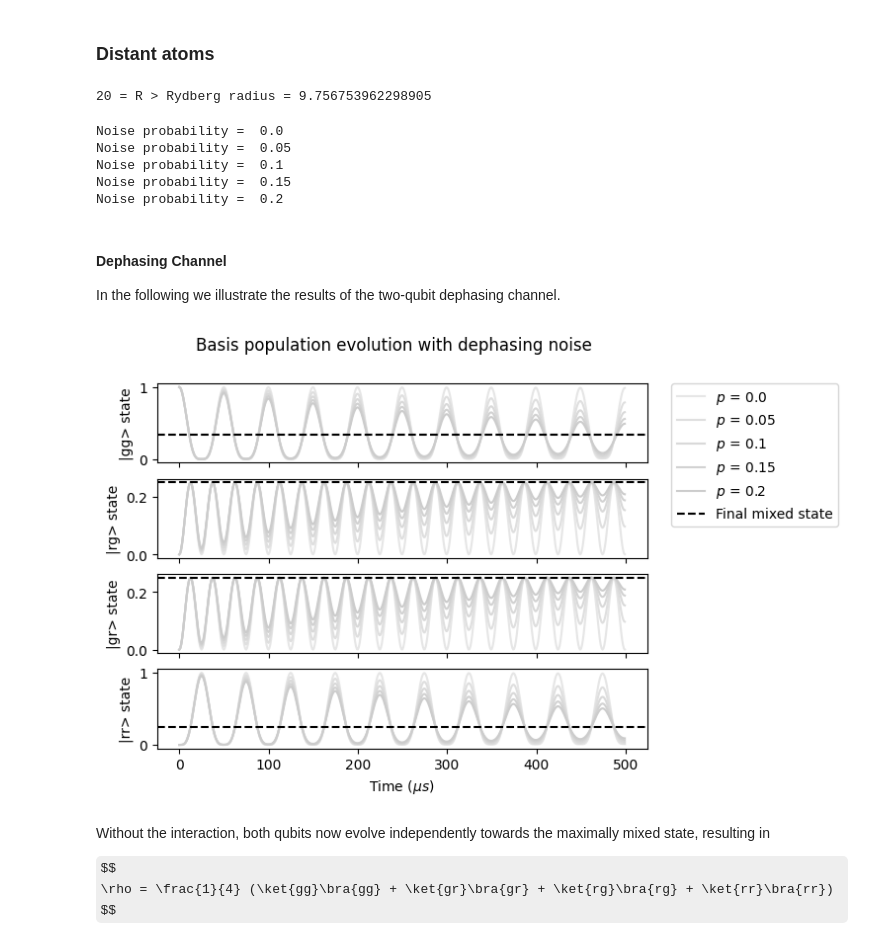
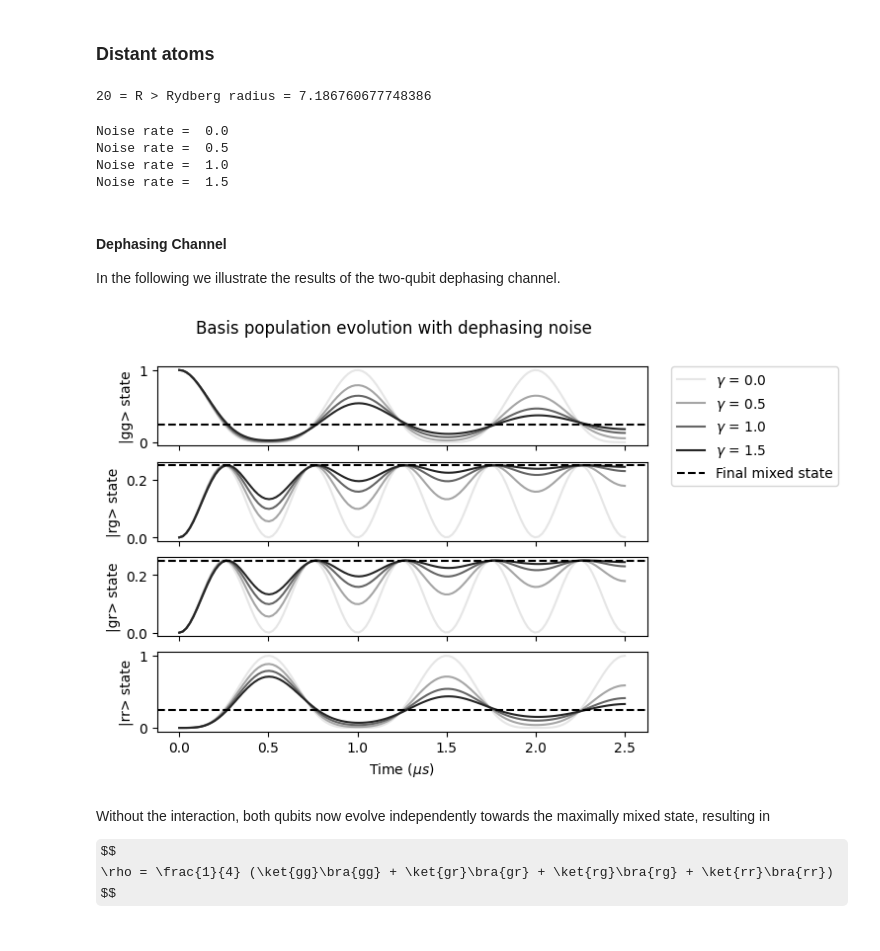
Before and after one commit to pasqal-io/pulser-ovh-tutorials, a Jupyter notebook: 3. Classical simulation/3.4. Simulating with effective noise channels.ipynb, the cells around one changed output. Drawn from its saved outputs; the diff is of its cells as text; code cells hidden in the pictures; some formulas as TeX source.

```diff
--- a/3. Classical simulation/3.4. Simulating with effective noise channels.ipynb
+++ b/3. Classical simulation/3.4. Simulating with effective noise channels.ipynb
@@ -481,9 +475,9 @@ reg.draw()
 # %% [markdown]
 We will use the same pulse as before.
 # %%
-seq = Sequence(reg, Chadoq2)
+seq = Sequence(reg, AnalogDevice)
 seq.declare_channel("channel 0", "rydberg_global")
-duration = 10000
+duration = 2500
 pulse = Pulse.ConstantPulse(duration, omega, 0, 0.0)
 seq.add(pulse, "channel 0")
 seq.draw()
@@ -499,19 +489,17 @@ This approximation assumes $p^2 \ll p$ ($p\lessapprox 0.2$), so when an effectiv
 # %%
 clean_simu.reset_config()
 
-noise_probabilities = np.round(np.linspace(0, 0.2, 5), 3)
+noise_rates = np.linspace(0, 1.5, 4)
 depolarizing_results = []
 dephasing_results = []
 
-for noise_probability in noise_probabilities:
-    print("Noise probability = ", noise_probability)
+for noise_rate in noise_rates:
+    print("Noise rate = ", noise_rate)
 
     # We configure the dephasing and depolarizing noises
-    config_dephasing = SimConfig(
-        noise="dephasing", dephasing_prob=noise_probability
-    )
+    config_dephasing = SimConfig(noise="dephasing", dephasing_rate=noise_rate)
     config_depolarizing = SimConfig(
-        noise="depolarizing", depolarizing_prob=noise_probability
+        noise="depolarizing", depolarizing_rate=noise_rate
     )
 
     # We run the simulations
@@ -637,29 +624,27 @@ $$
 reg = Register.from_coordinates([(0, 0), (20, 0)], prefix="q")
 
 print(f"20 = R > Rydberg radius = {r_interatomic} ")
-seq = Sequence(reg, Chadoq2)
+seq = Sequence(reg, AnalogDevice)
 seq.declare_channel("channel 0", "rydberg_global")
-duration = 10000
+duration = 2500
 pulse = Pulse.ConstantPulse(duration, 2 * np.pi, 0 * np.pi, 0.0)
 seq.add(pulse, "channel 0")
 
 clean_simu = QutipEmulator.from_sequence(seq, sampling_rate=0.05)
 clean_res = clean_simu.run()
 # %% [output]
-20 = R > Rydberg radius = 9.756753962298905
+20 = R > Rydberg radius = 7.186760677748386
 # %%
 depolarizing_results = []
 dephasing_results = []
 
-for noise_probability in noise_probabilities:
-    print("Noise probability = ", noise_probability)
+for noise_rate in noise_rates:
+    print("Noise rate = ", noise_rate)
 
     # We configure the dephasing and depolarizing noises
-    config_dephasing = SimConfig(
-        noise="dephasing", dephasing_prob=noise_probability
-    )
+    config_dephasing = SimConfig(noise="dephasing", dephasing_rate=noise_rate)
     config_depolarizing = SimConfig(
-        noise="depolarizing", depolarizing_prob=noise_probability
+        noise="depolarizing", depolarizing_rate=noise_rate
     )
 
     # We run the simulations
@@ -670,11 +655,10 @@ for noise_probability in noise_probabilities:
     depolarizing_results.append(depolarizing_result)
     dephasing_results.append(dephasing_result)
 # %% [output]
-Noise probability =  0.0
-Noise probability =  0.05
-Noise probability =  0.1
-Noise probability =  0.15
-Noise probability =  0.2
+Noise rate =  0.0
+Noise rate =  0.5
+Noise rate =  1.0
+Noise rate =  1.5
 # %% [markdown]
 #### Dephasing Channel
 
@@ -682,36 +666,36 @@ In the following we illustrate the results of the two-qubit dephasing channel.
 # %%
 fig, axs = plt.subplots(4)
 fig.suptitle("Basis population evolution with dephasing noise")
 axs.flat[0].set(xlabel=r"Time ($\mu s$)", ylabel="|gg> state")
 axs.flat[1].set(xlabel=r"Time ($\mu s$)", ylabel="|rg> state")
 axs.flat[2].set(xlabel=r"Time ($\mu s$)", ylabel="|gr> state")
 axs.flat[3].set(xlabel=r"Time ($\mu s$)", ylabel="|rr> state")
 
 # Hide x labels and tick labels for top plots and y ticks for right plots.
 for ax in axs.flat:
     ax.label_outer()
 
 plot_basis_population(
     basis["gg"],
     dephasing_results,
-    noise_probabilities,
+    noise_rates,
     None,
     axs[0],
-    1 / 3,
+    1 / 4,
     True,
 )
 plot_basis_population(
-    basis["rg"], dephasing_results, noise_probabilities, None, axs[1], 1 / 4
+    basis["rg"], dephasing_results, noise_rates, None, axs[1], 1 / 4
 )
 plot_basis_population(
-    basis["gr"], dephasing_results, noise_probabilities, None, axs[2], 1 / 4
+    basis["gr"], dephasing_results, noise_rates, None, axs[2], 1 / 4
 )
 plot_basis_population(
-    basis["rr"], dephasing_results, noise_probabilities, None, axs[3], 1 / 4
+    basis["rr"], dephasing_results, noise_rates, None, axs[3], 1 / 4
 )
 plt.show()
 # %% [output]
-[figure, old version]
+[figure, new version]
 # %% [markdown]
 Without the interaction, both qubits now evolve independently towards the maximally mixed state, resulting in
 
```
Also changed, not shown: parts of 32 cells of this notebook, 24 other files.
